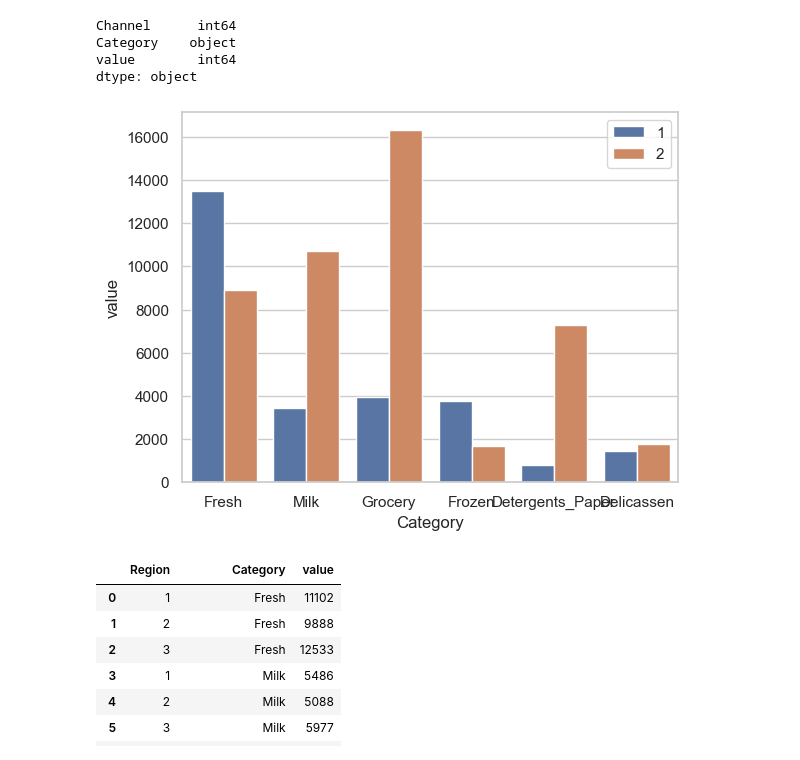
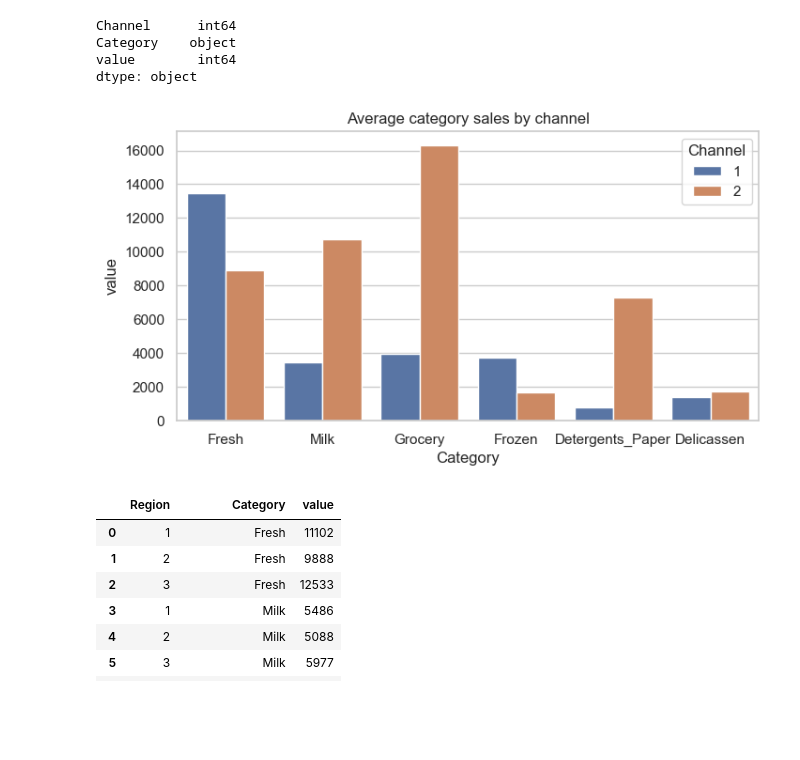
Before and after one commit to brigittesullivan/w23-unsupervised-learning-project, a Jupyter notebook: Unsupervised Learning - Project.ipynb, the cells around one changed output. Cells and saved outputs as stored; diff of their text form; code cells hidden in the pictures; blank space fills up the shorter version.

```diff
--- a/Unsupervised Learning - Project.ipynb
+++ b/Unsupervised Learning - Project.ipynb
@@ -314,11 +314,11 @@ Category    object
 value        int64
 dtype: object
 # %%
-sns.barplot(data=channel_avg, x="Category", y="value", hue="Channel")
-plt.legend()
+plt.figure(figsize=(8,4))
+sns.barplot(data=channel_avg, x="Category", y="value", hue="Channel").set(title='Average category sales by channel')
 plt.savefig('sales_channel.png')
 # %% [output]
-[figure, old version]
+[figure, new version]
 # %%
 # totals by Region and Category
 region_avg = data.groupby('Region').mean().map('{:.0f}'.format).reset_index()
```
Also changed, not shown: parts of 40 cells of this notebook, 12 other files.
